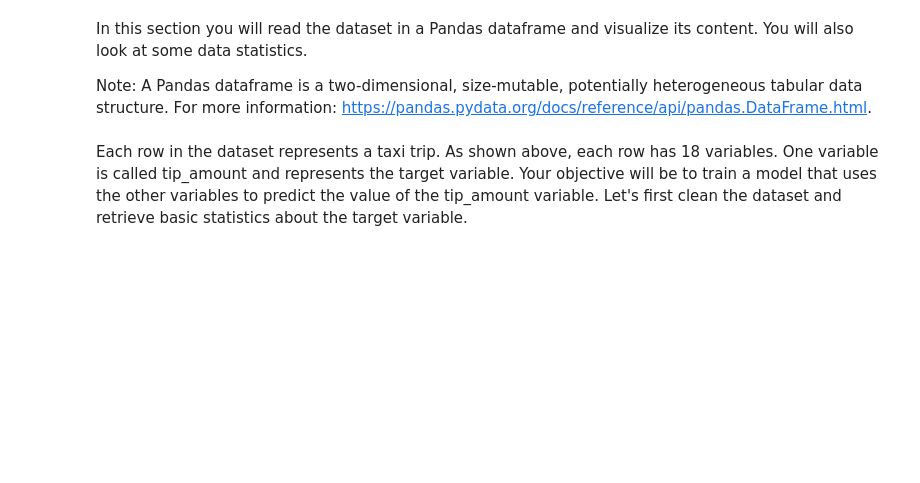
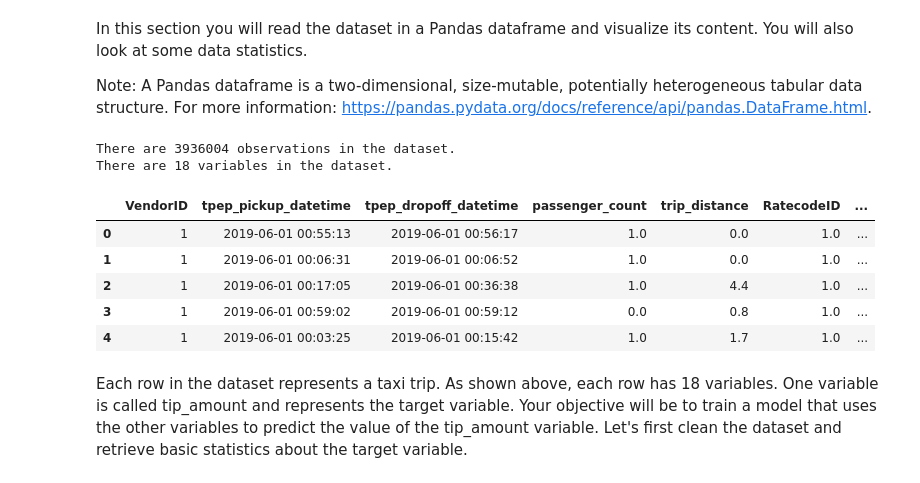
Before and after one commit to wschlesingernsnva/Machine-learning, a Jupyter notebook: Machine learning with python course/Module 3/3b_TipPredictionSnapML.ipynb, the cells around one changed output. Cells and saved outputs as stored; diff of their text form; code cells hidden in the pictures; blank space fills up the shorter version.

```diff
--- a/Machine learning with python course/Module 3/3b_TipPredictionSnapML.ipynb
+++ b/Machine learning with python course/Module 3/3b_TipPredictionSnapML.ipynb
@@ -85,12 +85,21 @@ In this section you will read the dataset in a Pandas dataframe and visualize it
 Note: A Pandas dataframe is a two-dimensional, size-mutable, potentially heterogeneous tabular data structure. For more information: https://pandas.pydata.org/docs/reference/api/pandas.DataFrame.html.
 # %%
 # read the input data
-raw_data = pd.read_csv('yellow_tripdata_2019-06.csv')
+raw_data = pd.read_csv('3b_yellowTripData.csv')
 print("There are " + str(len(raw_data)) + " observations in the dataset.")
 print("There are " + str(len(raw_data.columns)) + " variables in the dataset.")
 
 # display first rows in the dataset
 raw_data.head()
+# %% [output]
+There are 3936004 observations in the dataset.
+There are 18 variables in the dataset.
+|  | VendorID | tpep_pickup_datetime | tpep_dropoff_datetime | passenger_count | trip_distance | RatecodeID | ... |
+| 0 | 1 | 2019-06-01 00:55:13 | 2019-06-01 00:56:17 | 1.0 | 0.0 | 1.0 | ... |
+| 1 | 1 | 2019-06-01 00:06:31 | 2019-06-01 00:06:52 | 1.0 | 0.0 | 1.0 | ... |
+| 2 | 1 | 2019-06-01 00:17:05 | 2019-06-01 00:36:38 | 1.0 | 4.4 | 1.0 | ... |
+| 3 | 1 | 2019-06-01 00:59:02 | 2019-06-01 00:59:12 | 0.0 | 0.8 | 1.0 | ... |
+| 4 | 1 | 2019-06-01 00:03:25 | 2019-06-01 00:15:42 | 1.0 | 1.7 | 1.0 | ... |
 # %% [markdown]
 Each row in the dataset represents a taxi trip. As shown above, each row has 18 variables. One variable is called tip_amount and represents the target variable. Your objective will be to train a model that uses the other variables to predict the value of the tip_amount variable. Let's first clean the dataset and retrieve basic statistics about the target variable.
 # %%
```
Also changed, not shown: parts of 12 cells of this notebook.
